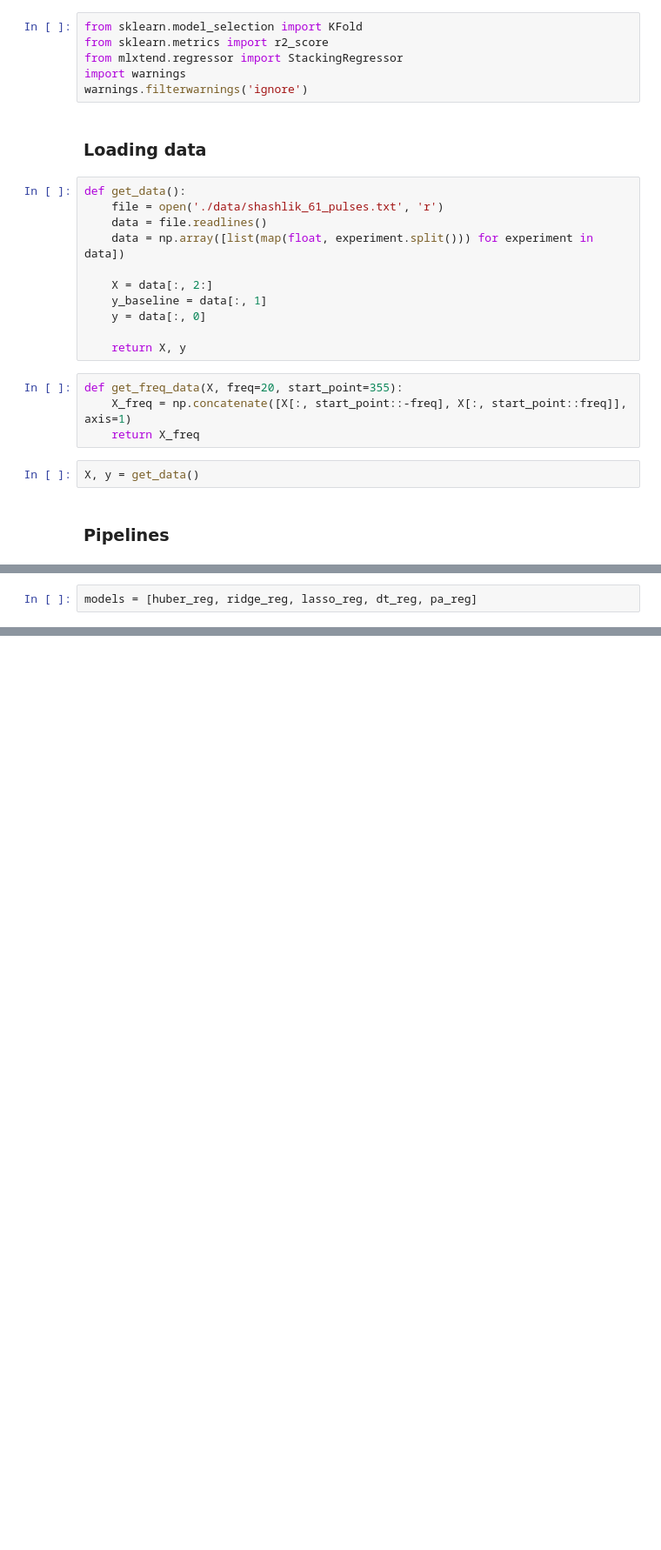
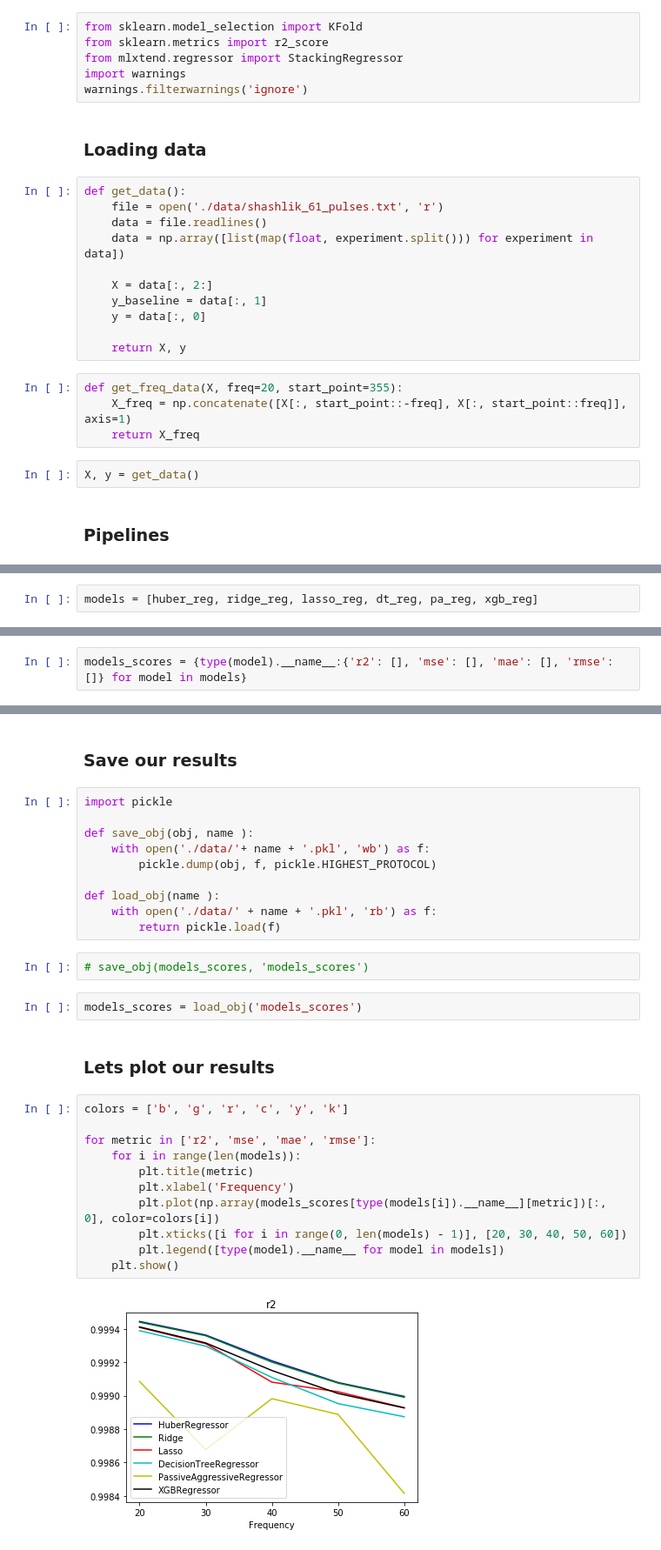
Before and after one commit to whiteRa2bit/cern_summer_project, a Jupyter notebook: ensemble_freq_experiments.ipynb, the cells around one changed output, grey strips where cells are left out. Shown at 87% size. Saved outputs shown, nothing was run; the diff lists cells and outputs as text; blank space fills up the shorter version.

Commit message:
finished with problem1 - plot results

```diff
--- a/ensemble_freq_experiments.ipynb
+++ b/ensemble_freq_experiments.ipynb
@@ -55,2 +55,2 @@ xgb_reg = xgb.XGBRegressor(objective="reg:linear", alpha= 0.00244, booster='dart
 # %%
-models = [huber_reg, ridge_reg, lasso_reg, dt_reg, pa_reg]
+models = [huber_reg, ridge_reg, lasso_reg, dt_reg, pa_reg, xgb_reg]
@@ -58,0 +59,2 @@ models = [huber_reg, ridge_reg, lasso_reg, dt_reg, pa_reg]
+# %%
+models_scores = {type(model).__name__:{'r2': [], 'mse': [], 'mae': [], 'rmse': []} for model in models}
@@ -96 +123,32 @@ MSE: 0.12770 (+/- 0.01337)
 ____________________________________________________________
+# %% [markdown]
+### Save our results
+# %%
+import pickle
+
+def save_obj(obj, name ):
+    with open('./data/'+ name + '.pkl', 'wb') as f:
+        pickle.dump(obj, f, pickle.HIGHEST_PROTOCOL)
+
+def load_obj(name ):
+    with open('./data/' + name + '.pkl', 'rb') as f:
+        return pickle.load(f)
+# %%
+# save_obj(models_scores, 'models_scores')
+# %%
+models_scores = load_obj('models_scores')
+# %% [markdown]
+### Lets plot our results
+# %%
+colors = ['b', 'g', 'r', 'c', 'y', 'k']
+
+for metric in ['r2', 'mse', 'mae', 'rmse']:
+    for i in range(len(models)):
+        plt.title(metric)
+        plt.xlabel('Frequency')
+        plt.plot(np.array(models_scores[type(models[i]).__name__][metric])[:, 0], color=colors[i])
+        plt.xticks([i for i in range(0, len(models) - 1)], [20, 30, 40, 50, 60])
+        plt.legend([type(model).__name__ for model in models])
+    plt.show()
+# %% [output]
+[figure, added]
```
Also changed, not shown: parts of 10 cells of this notebook, 1 other file.
